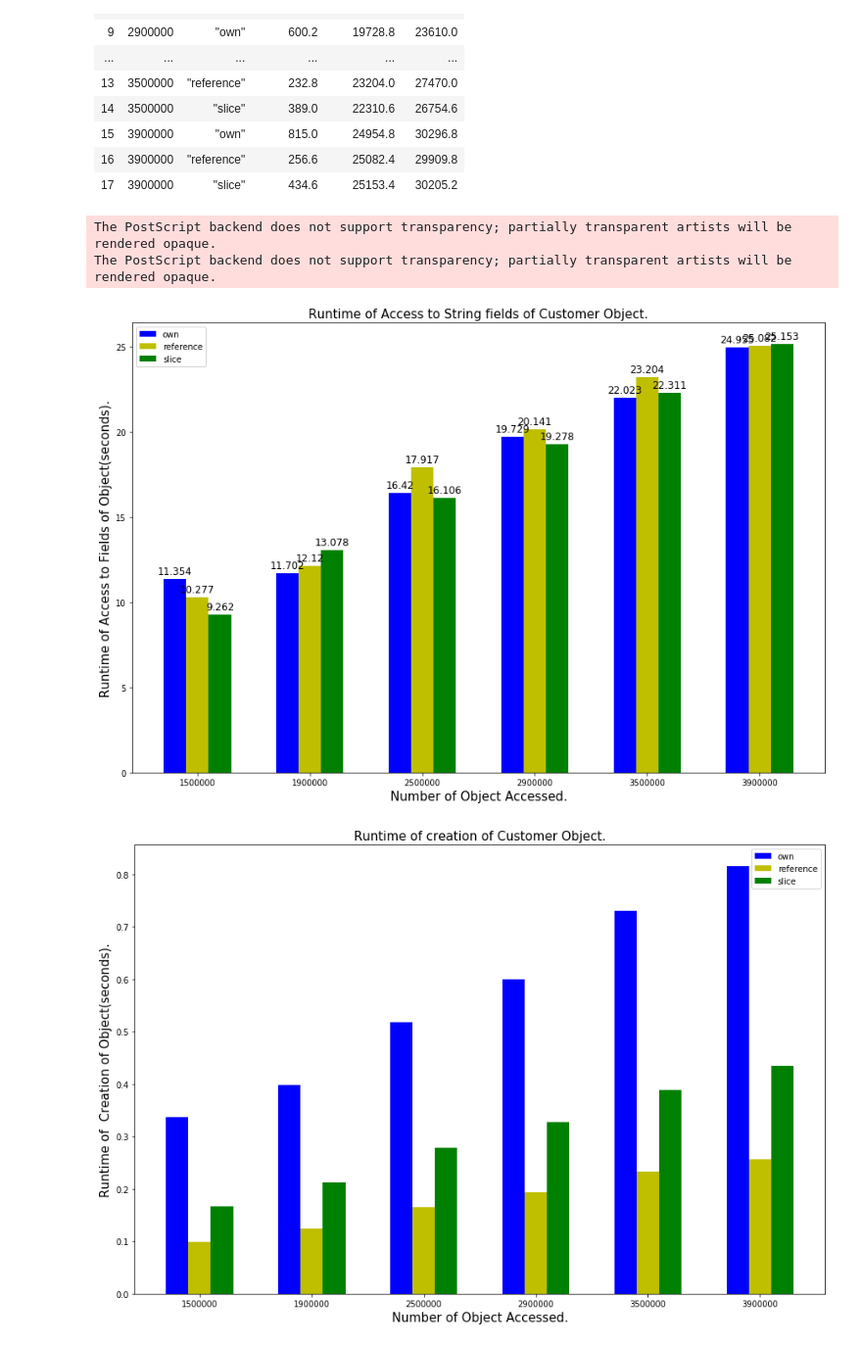
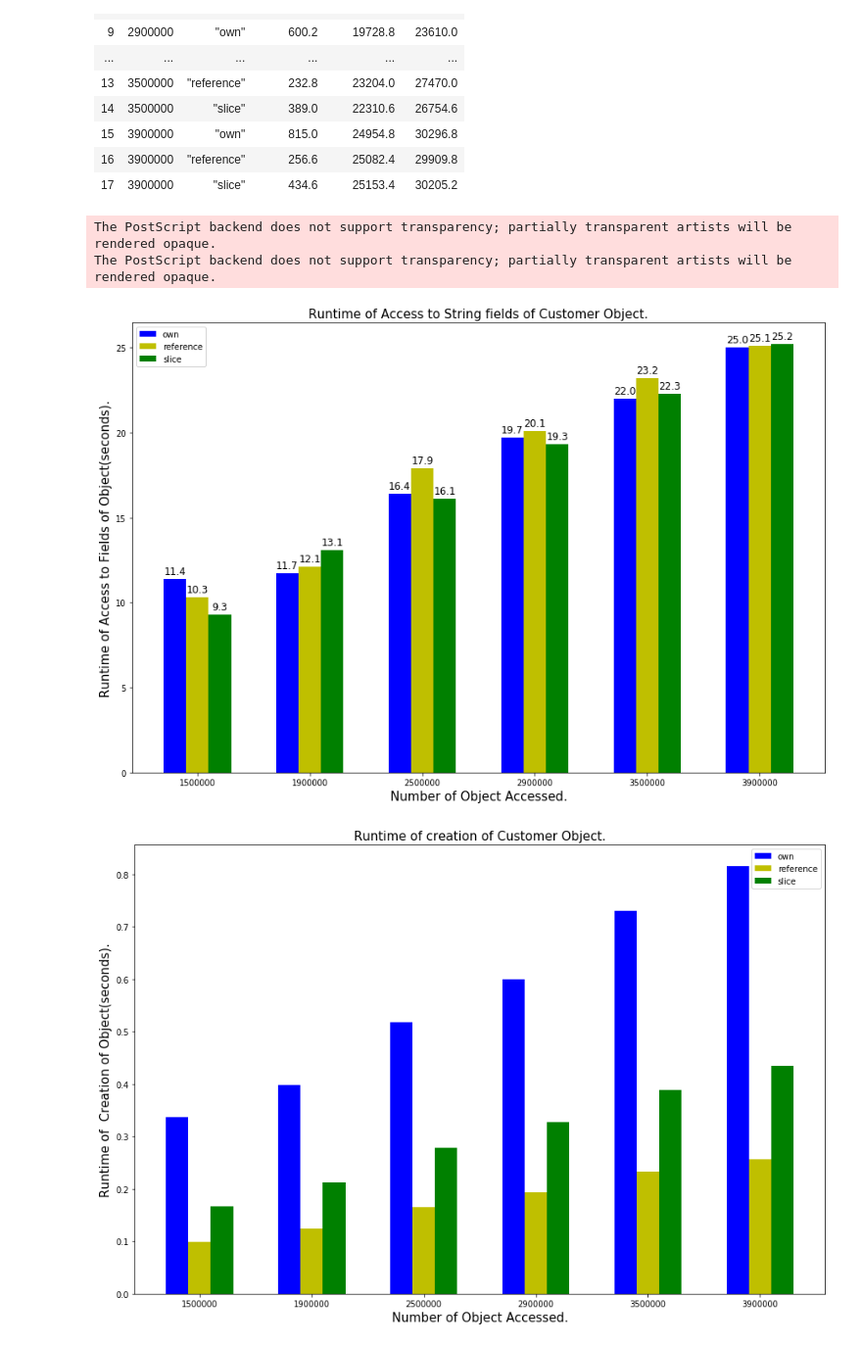
Before and after one commit to ShinsakuOkazaki/master-thesis, a Jupyter notebook: project/rust_vec_memalloc_for_different_type/analysis/visualize_withInitialize.ipynb, the cells around one changed output. Shown at 98% size. Drawn from its saved outputs; the diff is of its cells as text; code cells hidden in the pictures.

```diff
--- a/project/rust_vec_memalloc_for_different_type/analysis/visualize_withInitialize.ipynb
+++ b/project/rust_vec_memalloc_for_different_type/analysis/visualize_withInitialize.ipynb
@@ -68,31 +68,31 @@ def autolabel(rects, ax):
 # %%
 own = df_avg[df_avg["field"] == '"own"']
 reference = df_avg[df_avg["field"] == '"reference"']
 slice_type = df_avg[df_avg["field"] == '"slice"']
 fig, ax = plt.subplots(figsize = (15, 10))
 w = 0.2
 idx = np.arange(df_avg['size'].nunique())
-b1 = ax.bar(idx - w, round(own["accesstime"] / 1000, 3), width = w, color ='b', align = 'center')
-b2 = ax.bar(idx , round(reference["accesstime"] / 1000, 3), width = w, color ='y', align = 'center')
-b3 = ax.bar(idx + w, round(slice_type["accesstime"] / 1000, 3), width = w, color ='g', align = 'center')
+b1 = ax.bar(idx - w, round(own["accesstime"] / 1000, 1), width = w, color ='b', align = 'center')
+b2 = ax.bar(idx , round(reference["accesstime"] / 1000, 1), width = w, color ='y', align = 'center')
+b3 = ax.bar(idx + w, round(slice_type["accesstime"] / 1000, 1), width = w, color ='g', align = 'center')
 label = np.sort(df_avg['size'].unique())
 ax.set_xticks(idx)
 ax.set_xticklabels(label)
 ax.set_xlabel("Number of Object Accessed.", fontsize = 15)
 ax.set_ylabel("Runtime of Access to Fields of Object(seconds).", fontsize = 15)
 ax.set_title("Runtime of Access to String fields of Customer Object.", fontsize = 15)
 autolabel(b1, ax)
 autolabel(b2, ax)
 autolabel(b3, ax)
 ax.legend((b1, b2, b3), ("own", "reference", "slice"))
 #ax.set_yscale('log')
 fig.savefig("rust_different_insertion_init.eps")
 #fig.savefig("rust_borrowing.png")
 plt.show()
 # %% [output]
 The PostScript backend does not support transparency; partially transparent artists will be rendered opaque.
 The PostScript backend does not support transparency; partially transparent artists will be rendered opaque.
-[figure, old version]
+[figure, new version]
 # %%
 own = df_avg[df_avg["field"] == '"own"']
 reference = df_avg[df_avg["field"] == '"reference"']
```
Also changed, not shown: 9 other files.
